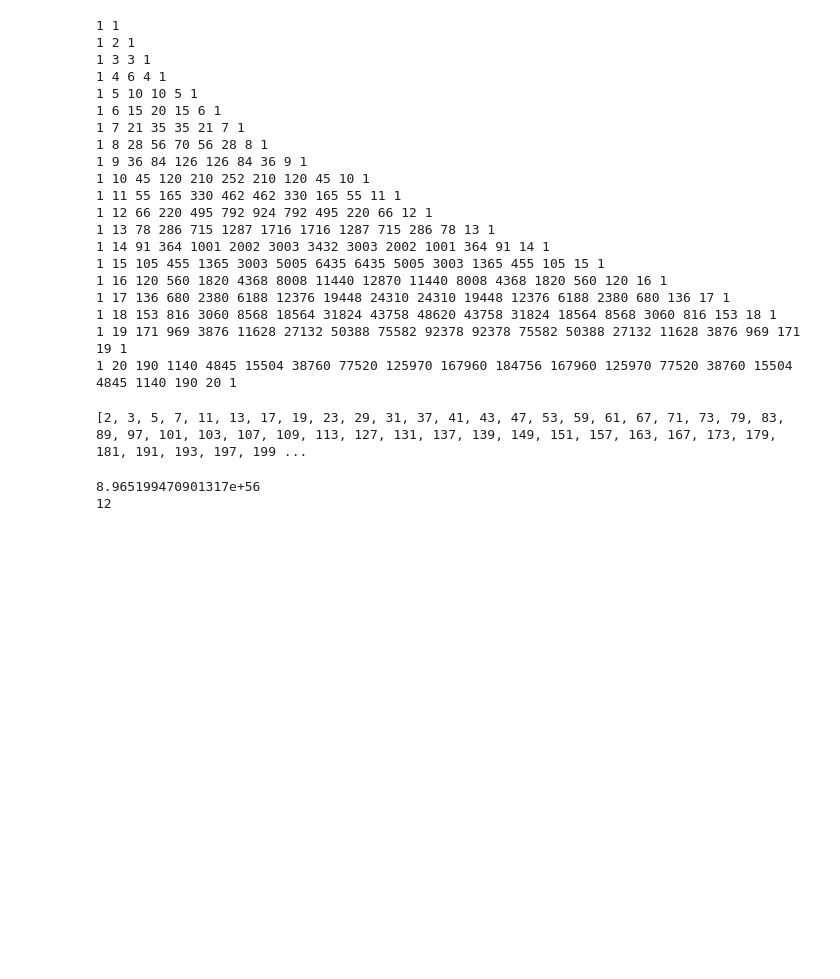
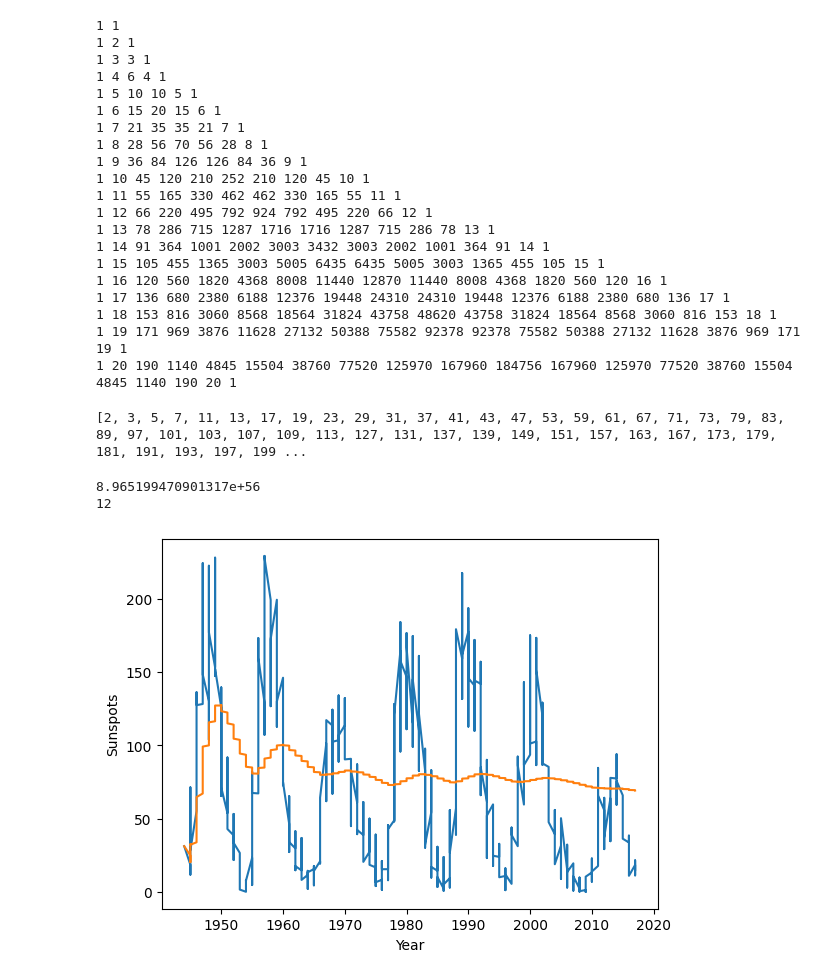
Before and after one commit to SparkWorks13/compPhysics, a Jupyter notebook: compPhys.ipynb, the cells around one changed output. Drawn from its saved outputs; the diff is of its cells as text; code cells hidden in the pictures; blank space fills up the shorter version.

Commit message:
added files, exercises 3.1 3.2

```diff
--- a/compPhys.ipynb
+++ b/compPhys.ipynb
@@ -327,3 +327,21 @@ print(gcd(108, 192))
 # %% [output]
 8.965199470901317e+56
 12
+# %%
+# Exercise 3.1: Sunspots
+from numpy import loadtxt
+from pylab import plot, show, xlabel, ylabel
+data = loadtxt("files/sunspots.txt", float) # https://www.ngdc.noaa.gov/stp/space-weather/solar-data/solar-indices/sunspot-numbers/american/lists/
+x = data[:, 0]
+avg = []
+y = []
+for num in data[:, 2]:
+    y.append(num)
+    avg.append(sum(y)/len(y))
+plot(x, y)
+plot(x, avg)
+xlabel("Year")
+ylabel("Sunspots")
+show()
+# %% [output]
+[figure, added]
```
Also changed, not shown: parts of 1 cell of this notebook, 1 other file.
